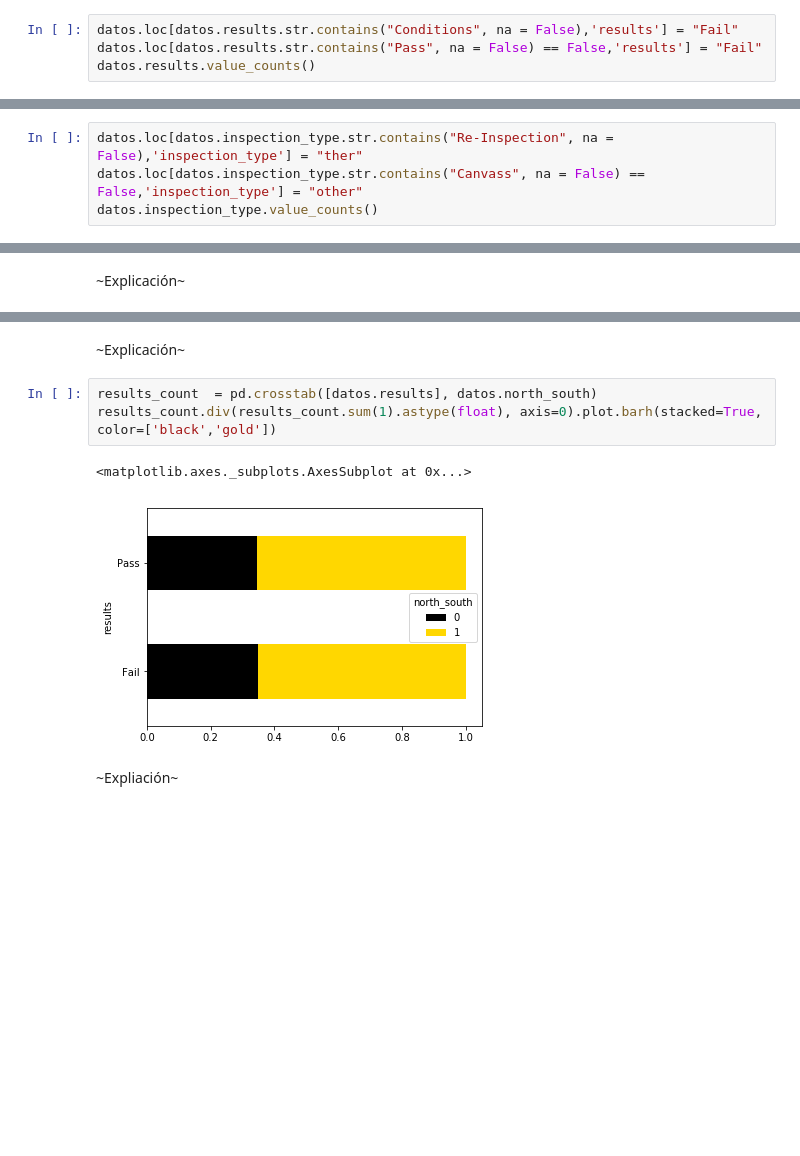
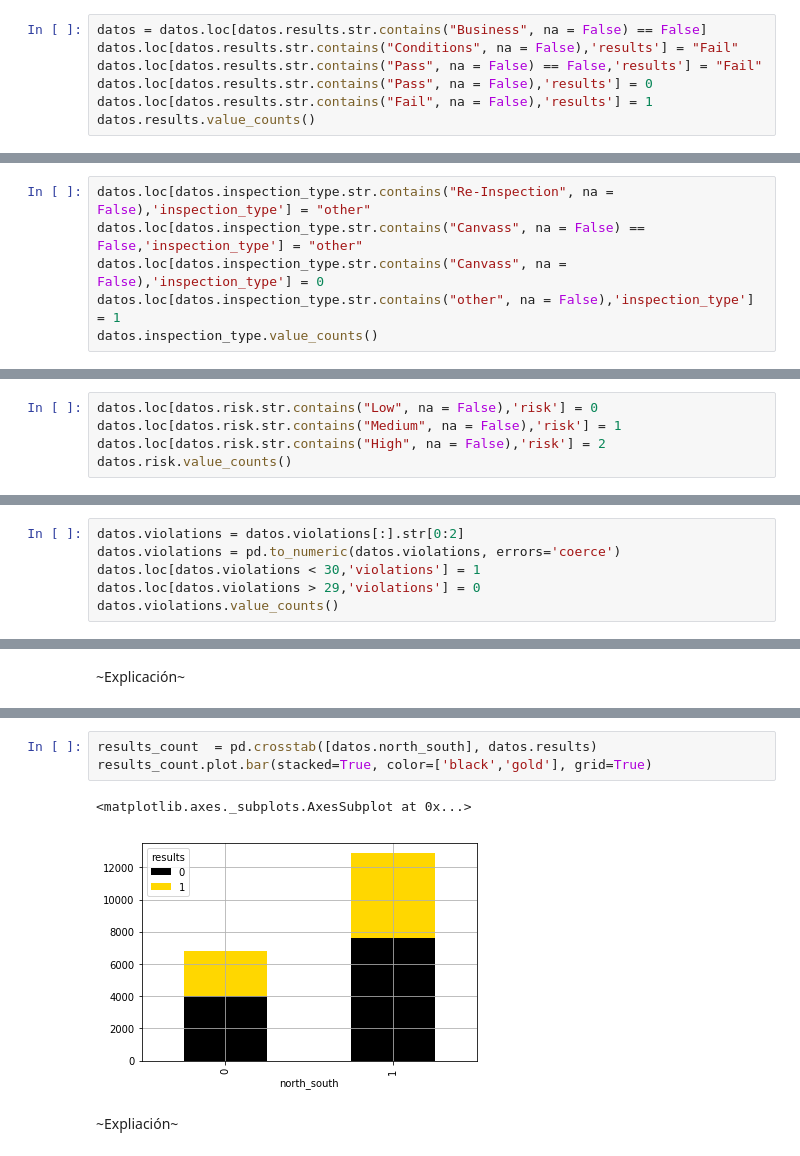
Before and after one commit to LeoReyesDev/datascience-project, a Jupyter notebook: Proyecto-GAP.ipynb, the cells around one changed output, grey strips where cells are left out. Saved outputs shown, nothing was run; the diff lists cells and outputs as text; blank space fills up the shorter version.

```diff
--- a/Proyecto-GAP.ipynb
+++ b/Proyecto-GAP.ipynb
@@ -156,7 +157,10 @@ Name: results, dtype: int64
 # %% [markdown]
 ~Explicación~
 # %%
+datos = datos.loc[datos.results.str.contains("Business", na = False) == False]
 datos.loc[datos.results.str.contains("Conditions", na = False),'results'] = "Fail"
 datos.loc[datos.results.str.contains("Pass", na = False) == False,'results'] = "Fail"
+datos.loc[datos.results.str.contains("Pass", na = False),'results'] = 0
+datos.loc[datos.results.str.contains("Fail", na = False),'results'] = 1
 datos.results.value_counts()
 # %% [output]
@@ -186,7 +190,9 @@ Name: inspection_type, dtype: int64
 # %% [markdown]
 ~Explicación~
 # %%
-datos.loc[datos.inspection_type.str.contains("Re-Inspection", na = False),'inspection_type'] = "ther"
+datos.loc[datos.inspection_type.str.contains("Re-Inspection", na = False),'inspection_type'] = "other"
 datos.loc[datos.inspection_type.str.contains("Canvass", na = False) == False,'inspection_type'] = "other"
+datos.loc[datos.inspection_type.str.contains("Canvass", na = False),'inspection_type'] = 0
+datos.loc[datos.inspection_type.str.contains("other", na = False),'inspection_type'] = 1
 datos.inspection_type.value_counts()
 # %% [output]
@@ -231,0 +206,5 @@ datos.head()
+# %%
+datos.loc[datos.risk.str.contains("Low", na = False),'risk'] = 0
+datos.loc[datos.risk.str.contains("Medium", na = False),'risk'] = 1
+datos.loc[datos.risk.str.contains("High", na = False),'risk'] = 2
+datos.risk.value_counts()
@@ -232,2 +216,8 @@ datos.head()
 # %% [markdown]
 ~Explicación~
+# %%
+datos.violations = datos.violations[:].str[0:2]
+datos.violations = pd.to_numeric(datos.violations, errors='coerce')
+datos.loc[datos.violations < 30,'violations'] = 1
+datos.loc[datos.violations > 29,'violations'] = 0
+datos.violations.value_counts()
@@ -310,11 +312,9 @@ datos.describe(include=["object", "bool"])
-# %% [markdown]
-~Explicación~
 # %%
-results_count  = pd.crosstab([datos.results], datos.north_south)
-results_count.div(results_count.sum(1).astype(float), axis=0).plot.barh(stacked=True, color=['black','gold'])
+results_count  = pd.crosstab([datos.north_south], datos.results)
+results_count.plot.bar(stacked=True, color=['black','gold'], grid=True)
 # %% [output]
 <matplotlib.axes._subplots.AxesSubplot at 0x...>
-[figure, old version]
+[figure, new version]
 # %% [markdown]
 ~Expliación~
 # %%
```
Also changed, not shown: parts of 32 cells of this notebook.
